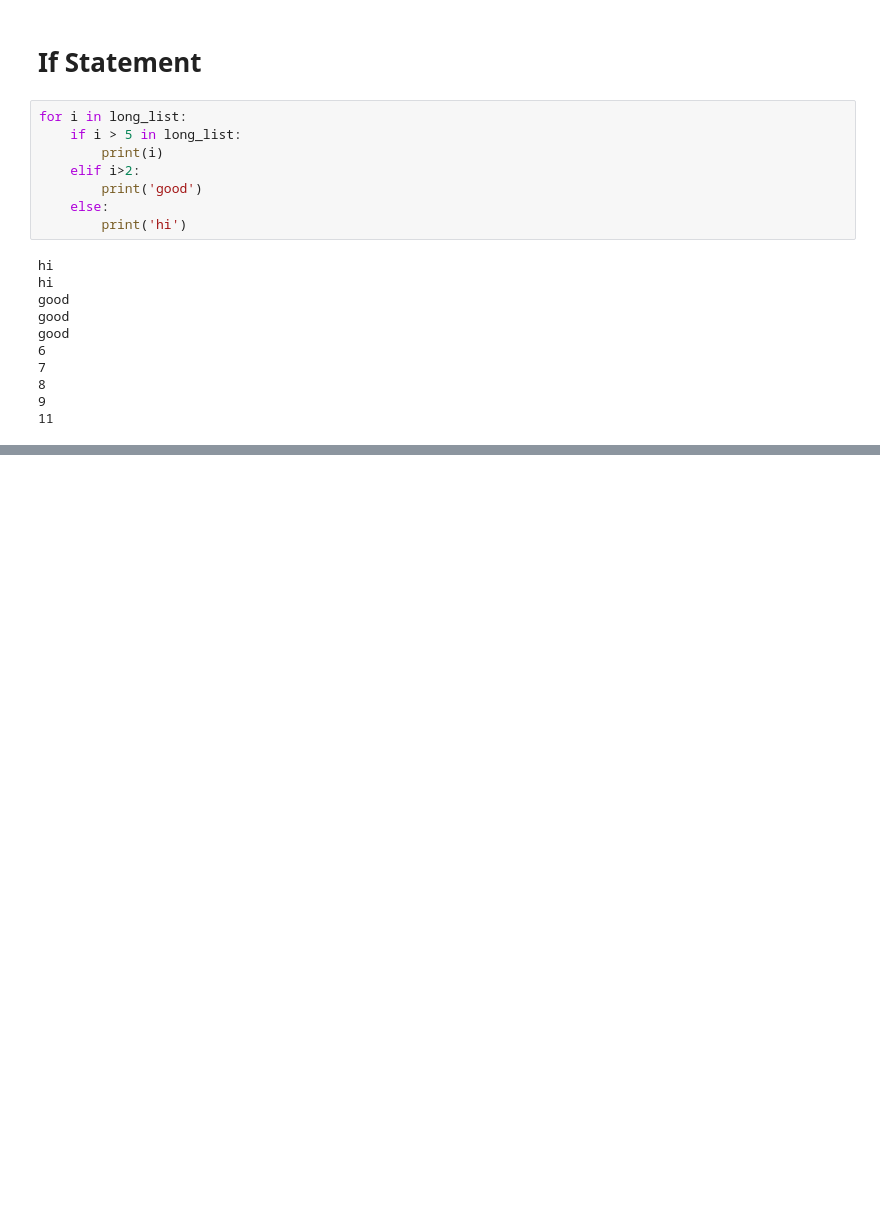
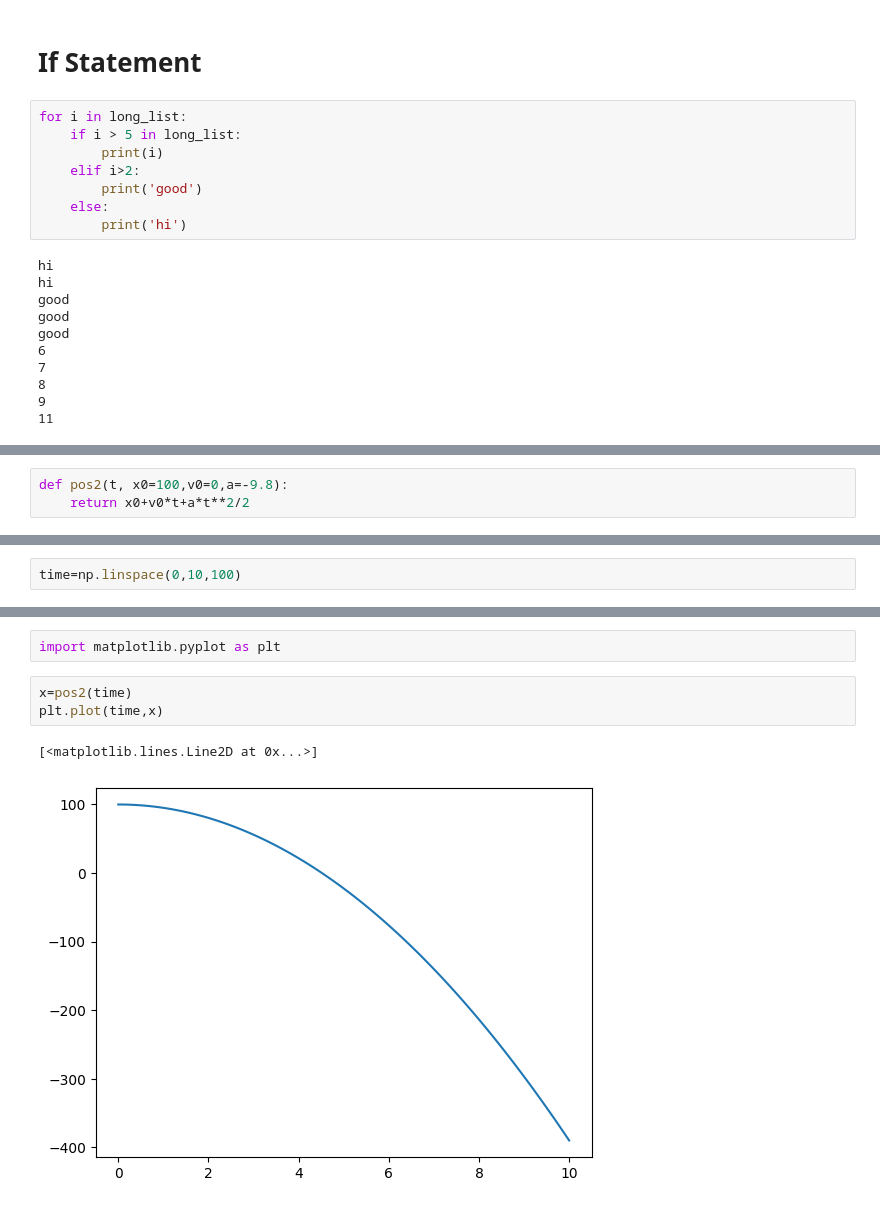
Before and after one commit to parkergeorge30/Phys41, a Jupyter notebook: Phys41-Notes.ipynb, the cells around one changed output, grey strips where cells are left out. Saved outputs shown, nothing was run; the diff lists cells and outputs as text; blank space fills up the shorter version.

```diff
--- a/Phys41-Notes.ipynb
+++ b/Phys41-Notes.ipynb
@@ -294,0 +353,3 @@ good
+# %%
+def pos2(t, x0=100,v0=0,a=-9.8):
+    return x0+v0*t+a*t**2/2
@@ -294,0 +438,2 @@ good
+# %%
+time=np.linspace(0,10,100)
@@ -294,0 +460,8 @@ good
+# %%
+import matplotlib.pyplot as plt
+# %%
+x=pos2(time)
+plt.plot(time,x)
+# %% [output]
+[<matplotlib.lines.Line2D at 0x...>]
+[figure, added]
```
Also changed, not shown: parts of 34 cells of this notebook.
